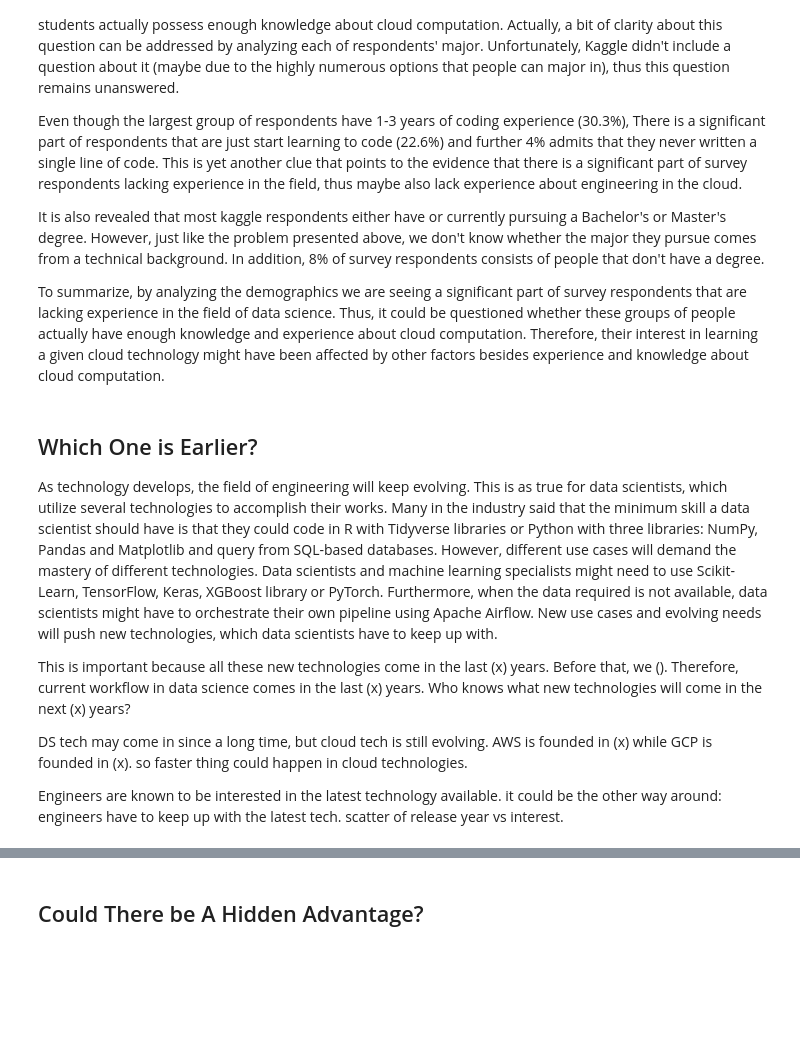
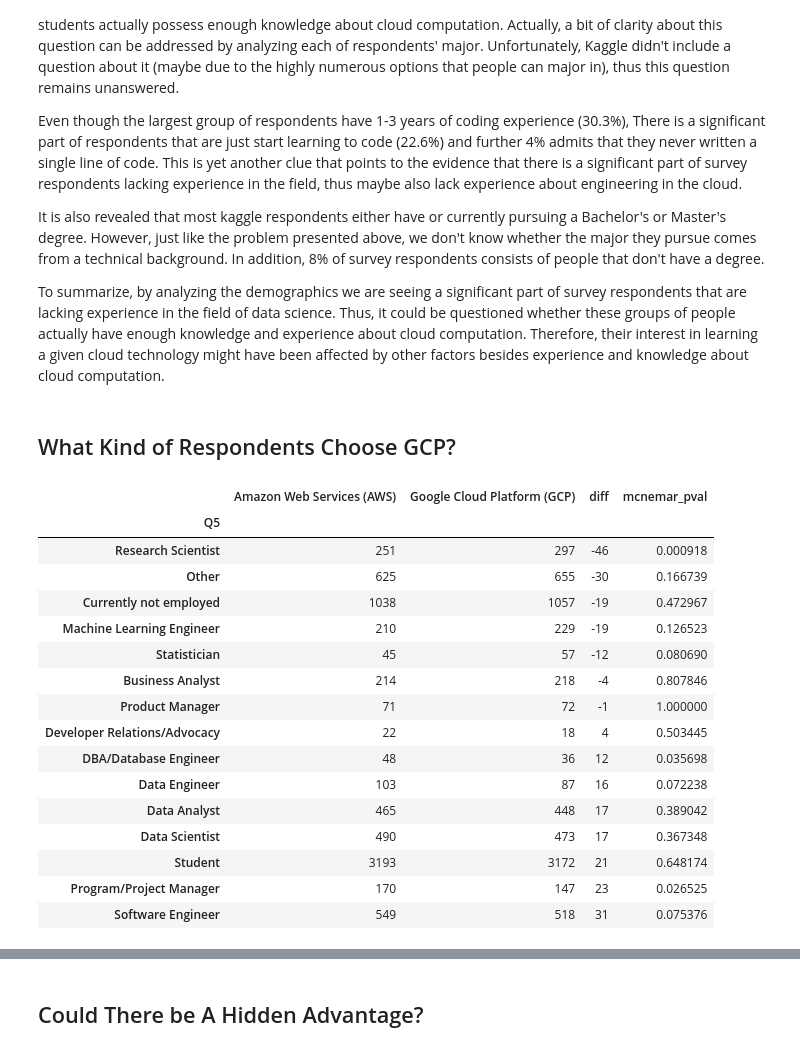
Before and after one commit to sknrendra/2021-Kaggle-Survey-Analytics, a Jupyter notebook: kaggle-2021-survey-data-analysis-main-findings.ipynb, the cells around one changed output, grey strips where cells are left out. Cells and saved outputs as stored; diff of their text form; code cells hidden in the pictures; blank space fills up the shorter version.

```diff
--- a/kaggle-2021-survey-data-analysis-main-findings.ipynb
+++ b/kaggle-2021-survey-data-analysis-main-findings.ipynb
@@ -7,8 +7,9 @@ import pandas as pd
 import matplotlib as mpl
 import matplotlib.pyplot as plt
 import seaborn as sns
+import statsmodels.api as sm
+import statsmodels.formula.api as smf
 import os
-import scipy
 import re
 
 # To Avoid unnecessary warnings
@@ -32,6 +33,11 @@ def count_val(data, normalize=False):
 def concat_h(ls):
     pd.concat(ls, axis=1).drop(index=['None', 'Other'])
 
+def mcnemar_pipe_pval(i):
+    dt = df[df['Q15'] == i][['Q27_B_Part_1', 'Q27_B_Part_3']].pipe(pd.get_dummies)
+    ct = pd.crosstab(dt.iloc[:,0], dt.iloc[:,1])
+    return mcnemar(ct).pvalue
+
 plt.style.use('seaborn')
 mpl.rcParams.update({'axes.spines.left': False,
                      'axes.spines.right': False,
@@ -249,12 +255,41 @@ Even though the largest group of respondents have 1-3 years of coding experience
 It is also revealed that most kaggle respondents either have or currently pursuing a Bachelor's or Master's degree. However, just like the problem presented above, we don't know whether the major they pursue comes from a technical background. In addition, 8% of survey respondents consists of people that don't have a degree.
 
 To summarize, by analyzing the demographics we are seeing a significant part of survey respondents that are lacking experience in the field of data science. Thus, it could be questioned whether these groups of people actually have enough knowledge and experience about cloud computation. Therefore, their interest in learning a given cloud technology might have been affected by other factors besides experience and knowledge about cloud computation.
-# %% [markdown]
-## Which One is Earlier?
-As technology develops, the field of engineering will keep evolving. This is as true for data scientists, which utilize several technologies to accomplish their works. Many in the industry said that the minimum skill a data scientist should have is that they could code in R with Tidyverse libraries or Python with three libraries: NumPy, Pandas and Matplotlib and query from SQL-based databases. However, different use cases will demand the mastery of different technologies. Data scientists and machine learning specialists might need to use Scikit-Learn, TensorFlow, Keras, XGBoost library or PyTorch. Furthermore, when the data required is not available, data scientists might have to orchestrate their own pipeline using Apache Airflow. New use cases and evolving needs will push new technologies, which data scientists have to keep up with.
-
-This is important because all these new technologies come in the last (x) years. Before that, we (). Therefore, current workflow in data science comes in the last (x) years. Who knows what new technologies will come in the next (x) years?
-
-DS tech may come in since a long time, but cloud tech is still evolving. AWS is founded in (x) while GCP is founded in (x). so faster thing could happen in cloud technologies.
-
-Engineers are known to be interested in the latest technology available. it could be the other way around: engineers have to keep up with the latest tech. scatter of release year vs interest.
+# %% [markdown]
+## What Kind of Respondents Choose GCP?
+# %%
+def mcnemar_pipe_pval(i):
+    dt = df[df['Q5'] == i][['Q27_B_Part_1', 'Q27_B_Part_3']].pipe(pd.get_dummies)
+    ct = pd.crosstab(dt.iloc[:,0], dt.iloc[:,1])
+    return mcnemar(ct).pvalue
+
+test_codetable = df.loc[:,['Q27_B_Part_1', 'Q27_B_Part_3']].groupby(df['Q5']).count()
+
+test_codetable.columns = (df.loc[:,['Q27_B_Part_1', 'Q27_B_Part_3']].mode()
+                             .T[0]
+                             .str.replace(r'^ | $', '', regex=True)
+                             .values)
+
+test_codetable['diff'] = test_codetable.iloc[:,0] - test_codetable.iloc[:,1]
+
+test_codetable['mcnemar_pval'] = [mcnemar_pipe_pval(i) for i in test_codetable.index]
+
+test_codetable.sort_values('diff')
+# %% [output]
+|  | Amazon Web Services (AWS) | Google Cloud Platform (GCP) | diff | mcnemar_pval |
+| Q5 |  |  |  |  |
+| Research Scientist | 251 | 297 | -46 | 0.000918 |
+| Other | 625 | 655 | -30 | 0.166739 |
+| Currently not employed | 1038 | 1057 | -19 | 0.472967 |
+| Machine Learning Engineer | 210 | 229 | -19 | 0.126523 |
+| Statistician | 45 | 57 | -12 | 0.080690 |
+| Business Analyst | 214 | 218 | -4 | 0.807846 |
+| Product Manager | 71 | 72 | -1 | 1.000000 |
+| Developer Relations/Advocacy | 22 | 18 | 4 | 0.503445 |
+| DBA/Database Engineer | 48 | 36 | 12 | 0.035698 |
+| Data Engineer | 103 | 87 | 16 | 0.072238 |
+| Data Analyst | 465 | 448 | 17 | 0.389042 |
+| Data Scientist | 490 | 473 | 17 | 0.367348 |
+| Student | 3193 | 3172 | 21 | 0.648174 |
+| Program/Project Manager | 170 | 147 | 23 | 0.026525 |
+| Software Engineer | 549 | 518 | 31 | 0.075376 |
```
Also changed, not shown: parts of 22 cells of this notebook.
